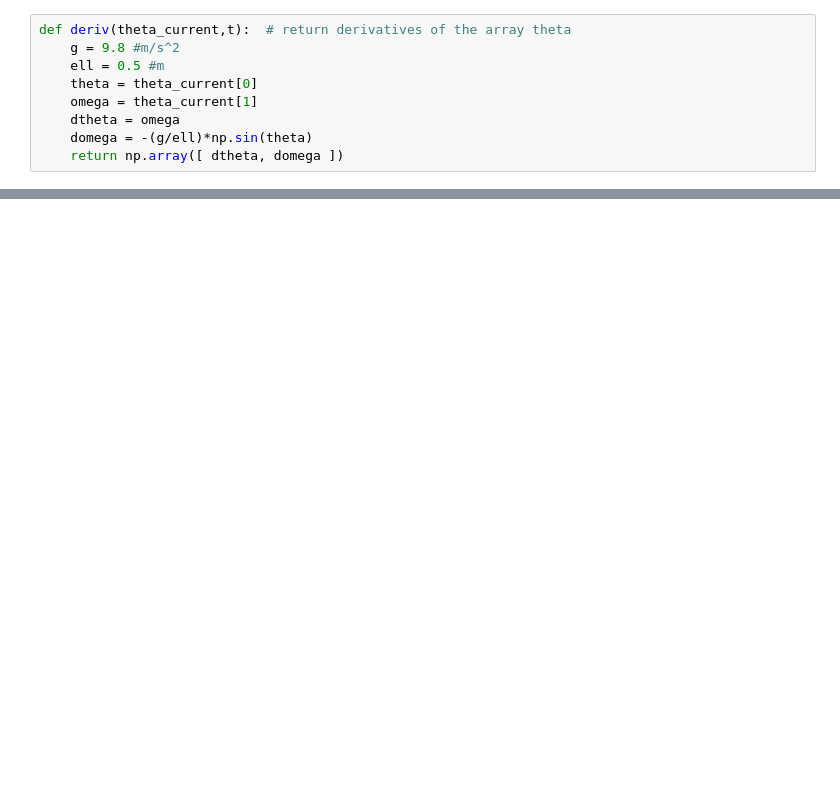
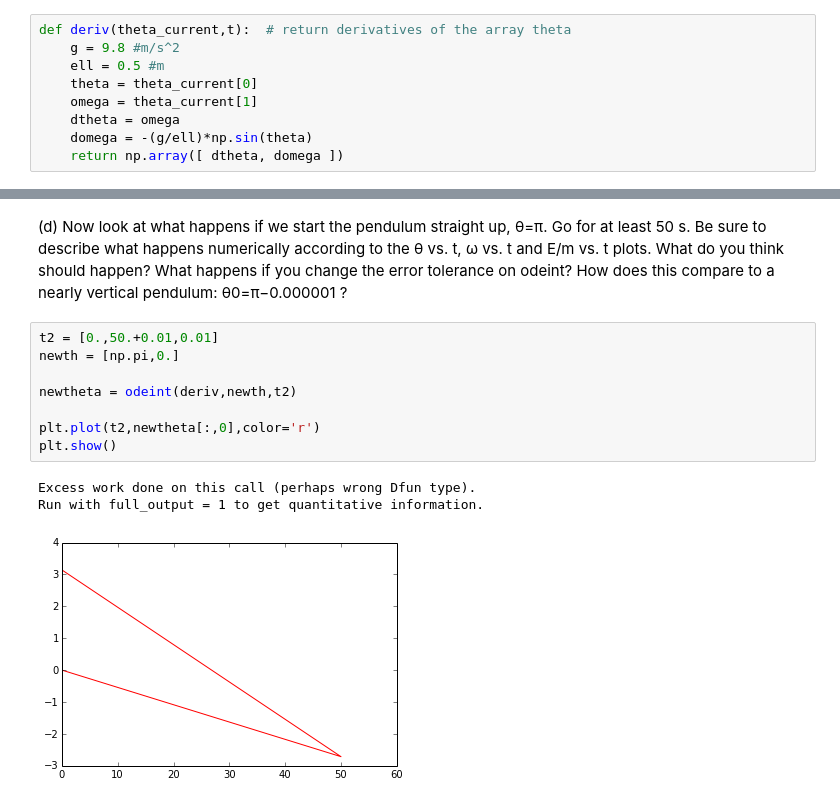
Before and after one commit to kjarment/PHYS202S14, a Jupyter notebook: SciPy/ODEExcercises.ipynb, the cells around one changed output, grey strips where cells are left out. Saved outputs shown, nothing was run; the diff lists cells and outputs as text; blank space fills up the shorter version.

```diff
--- a/SciPy/ODEExcercises.ipynb
+++ b/SciPy/ODEExcercises.ipynb
@@ -44,0 +76,14 @@ plt.show()
+# %% [markdown]
+(d) Now look at what happens if we start the pendulum straight up, θ=π. Go for at least 50 s. Be sure to describe what happens numerically according to the θ vs. t, ω vs. t and E/m vs. t plots. What do you think should happen? What happens if you change the error tolerance on odeint? How does this compare to a nearly vertical pendulum: θ0=π−0.000001 ?
+# %%
+t2 = [0.,50.+0.01,0.01]
+newth = [np.pi,0.]
+
+newtheta = odeint(deriv,newth,t2)
+
+plt.plot(t2,newtheta[:,0],color='r')
+plt.show()
+# %% [output]
+Excess work done on this call (perhaps wrong Dfun type).
+Run with full_output = 1 to get quantitative information.
+[figure, added]
```
Also changed, not shown: parts of 16 cells of this notebook, 3 other files.
